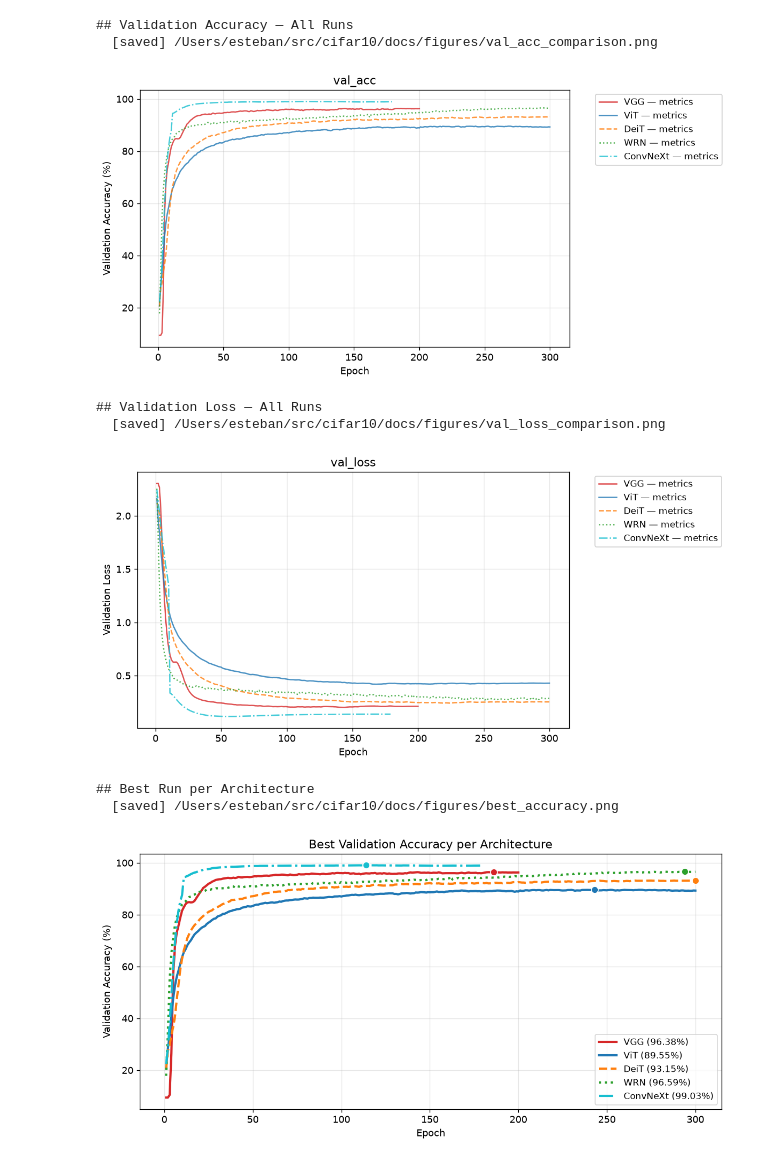
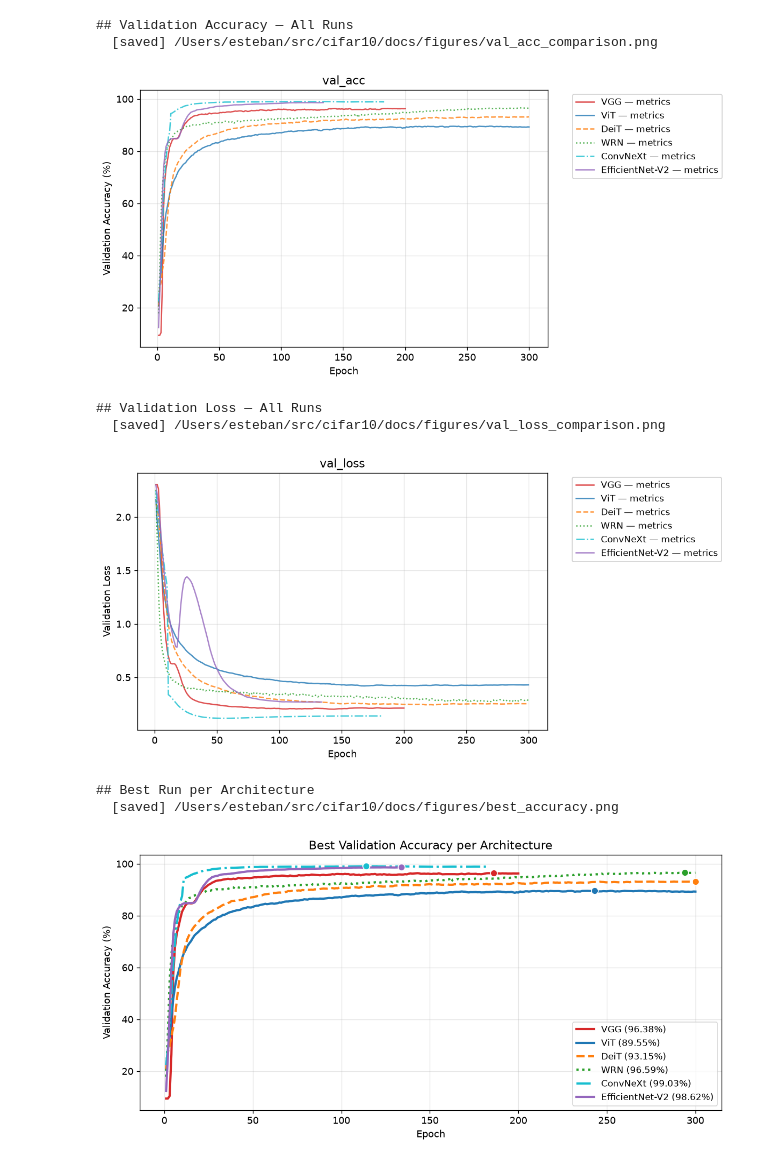
Before and after one commit to estebanurimini/cifar10, a Jupyter notebook: notebooks/benchmark.ipynb, the cells around one changed output. Cells and saved outputs as stored; diff of their text form; code cells hidden in the pictures.

Commit message:
updated notebook with efficientnet v2

```diff
--- a/notebooks/benchmark.ipynb
+++ b/notebooks/benchmark.ipynb
@@ -15,6 +15,7 @@ EXPERIMENT_DIRS = {
     "DeiT": RUNS_DIR / "deit",
     "WRN": RUNS_DIR / "wrn",
     "ConvNeXt": RUNS_DIR / "convnext",
+    "EfficientNet-V2": RUNS_DIR / "efficientnet_v2",
 }
 # %%
 import warnings
@@ -310,6 +315,7 @@ MODEL_COLORS = {
     "DeiT": "#ff7f0e",
     "WRN": "#2ca02c",
     "ConvNeXt": "#17becf",
+    "EfficientNet-V2": "#9467bd",
 }
 MODEL_LINESTYLES = {
     "VGG": "-",
@@ -317,6 +323,7 @@ MODEL_LINESTYLES = {
     "DeiT": "--",
     "WRN": ":",
     "ConvNeXt": "-.",
+    "EfficientNet-V2": "-",
 }
 
 
@@ -378,38 +385,38 @@ def plot_best_runs_comparison(experiments, save_name: str = None):
 
     ax.set_title("Best Validation Accuracy per Architecture")
     ax.set_xlabel("Epoch")
     ax.set_ylabel("Validation Accuracy (%)")
     ax.grid(True, alpha=0.3)
     ax.legend()
     plt.tight_layout()
     if save_name:
         save_figure(fig, save_name)
     plt.show()
 
 
 # --- Generate comparison plots & save ---
 print("## Validation Accuracy \u2014 All Runs")
 plot_metric_comparison(experiments, "val_acc",
                        ylabel="Validation Accuracy (%)",
                        save_name="val_acc_comparison.png")
 
 print("## Validation Loss \u2014 All Runs")
 plot_metric_comparison(experiments, "val_loss",
                        ylabel="Validation Loss",
                        save_name="val_loss_comparison.png")
 
 print("## Best Run per Architecture")
 plot_best_runs_comparison(experiments, save_name="best_accuracy.png")
 # %% [output]
 ## Validation Accuracy — All Runs
   [saved] /Users/esteban/src/cifar10/docs/figures/val_acc_comparison.png
-[figure, old version]
+[figure, new version]
 ## Validation Loss — All Runs
   [saved] /Users/esteban/src/cifar10/docs/figures/val_loss_comparison.png
-[figure, old version]
+[figure, new version]
 ## Best Run per Architecture
   [saved] /Users/esteban/src/cifar10/docs/figures/best_accuracy.png
-[figure, old version]
+[figure, new version]
 # %%
 # ---------------------------------------------------------------------------
 # Learning Rate Schedule
```
Also changed, not shown: parts of 8 cells of this notebook, 11 other files.
